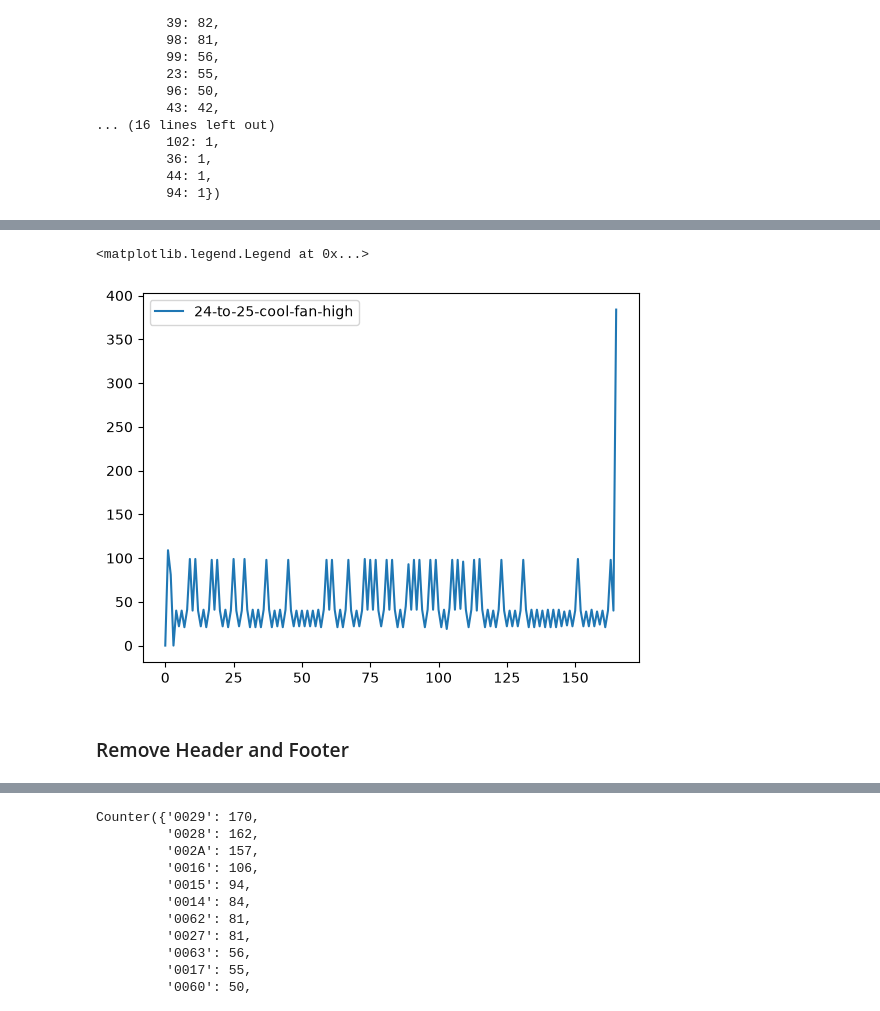
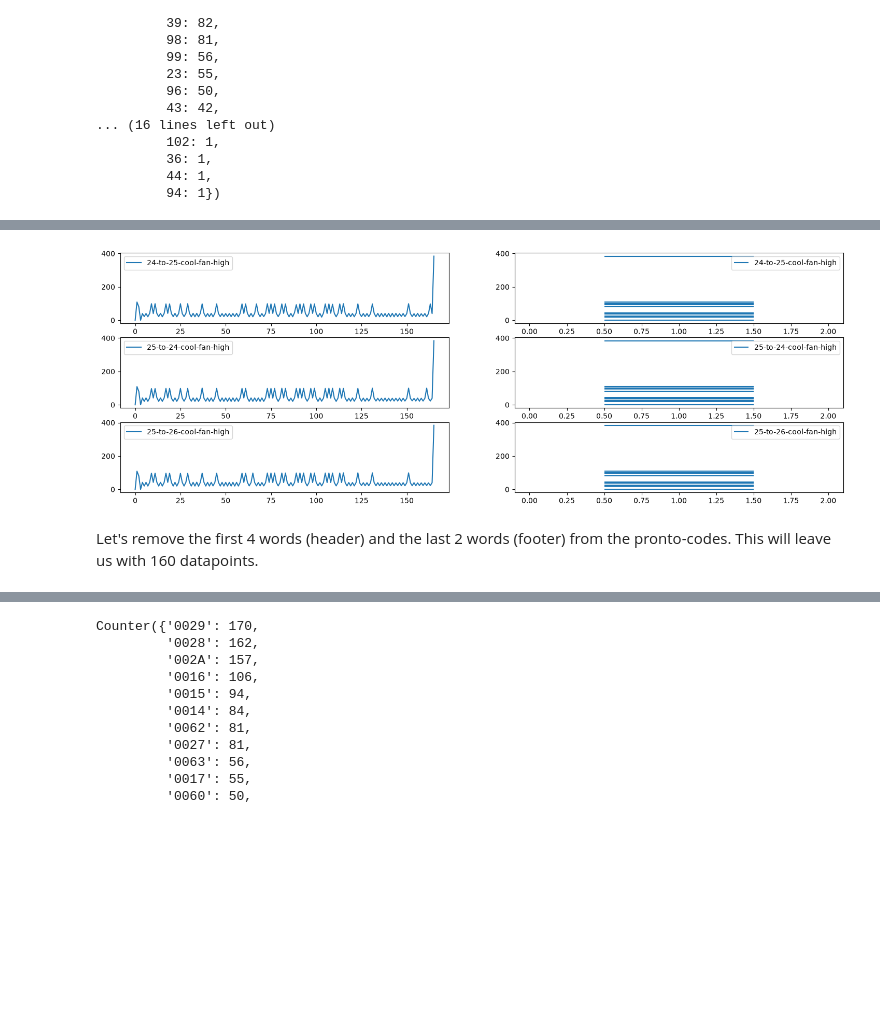
Before and after one commit to Shresht7/esphome-voltas-ac-climate-ir, a Jupyter notebook: protocol/notebook.ipynb, the cells around one changed output, grey strips where cells are left out. Saved outputs shown, nothing was run; the diff lists cells and outputs as text; code cells hidden in the pictures; blank space fills up the shorter version.

```diff
--- a/protocol/notebook.ipynb
+++ b/protocol/notebook.ipynb
@@ -8,6 +15,10 @@ import matplotlib.pyplot as plt
 # %%
 raw_pronto_codes_file = "./pronto-code/raw-pronto-codes.json"
 # %%
-raw_pronto_codes = json.loads(open(raw_pronto_codes_file, "r").read())
+raw_pronto_codes = []
+with open(raw_pronto_codes_file, 'r') as file:
+    raw_pronto_codes = json.load(file)
+
+print(f"Loaded {len(raw_pronto_codes)} pronto hex codes from {raw_pronto_codes_file}")
 raw_pronto_codes[:5]
 # %% [output]
@@ -31,6 +41,7 @@ def parse_pronto_code(pronto_code):
 pronto_codes = []
 for code in raw_pronto_codes:
     pronto_code = code
-    pronto_code["dec"] = parse_pronto_code(code["hex"])
+    pronto_code['raw'] = code['hex']
+    pronto_code['hex'] = code['hex'].split()
+    pronto_code["dec"] = [int(x, 16) for x in pronto_code['hex']]
     pronto_codes.append(pronto_code)
-pronto_codes[:5]
@@ -124,12 +134,20 @@ plt.hist(all_dec_codes, bins=50)
 # %%
-idx = 0
-plt.plot(pronto_codes[idx]["dec"], label=pronto_codes[idx]["label"])
-plt.legend()
+idx_selection = [0, 1, 2]
+
+fig, axes = plt.subplots(len(idx_selection), 2, figsize=(18, 6))
+
+for idx in idx_selection:
+    decimal_values = pronto_codes[idx]['dec']
+    axes[idx][0].plot(decimal_values, label=pronto_codes[idx]['label'])
+    axes[idx][1].eventplot(decimal_values, orientation='vertical', label=pronto_codes[idx]['label'])
+    axes[idx][0].legend()
+    axes[idx][1].legend()
+
+fig.show()
 # %% [output]
-<matplotlib.legend.Legend at 0x...>
-[figure, old version]
+[figure, new version]
-# %% [markdown]
-### Remove Header and Footer
+# %% [markdown]
+Let's remove the first 4 words (header) and the last 2 words (footer) from the pronto-codes. This will leave us with 160 datapoints.
 # %%
 # Remove the header and footer
 for code in pronto_codes:
```
Also changed, not shown: parts of 27 cells of this notebook.
